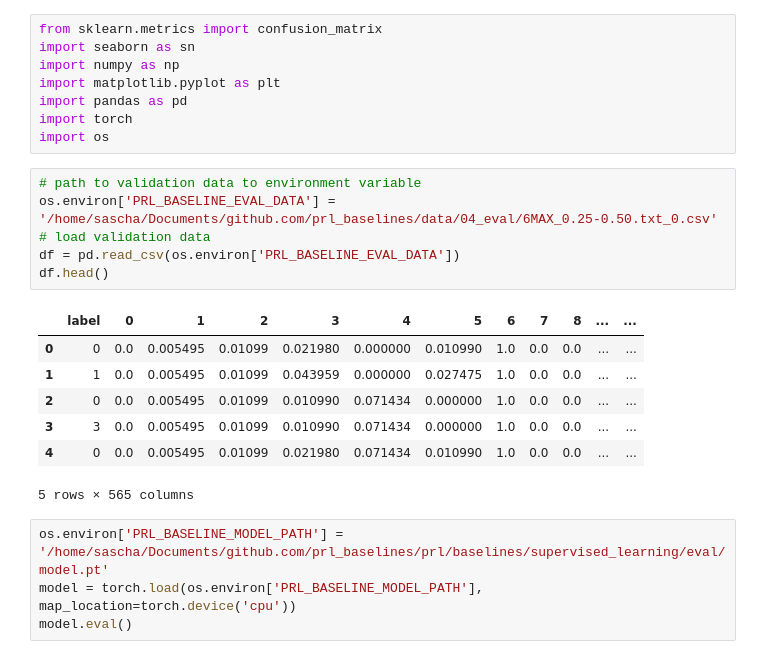
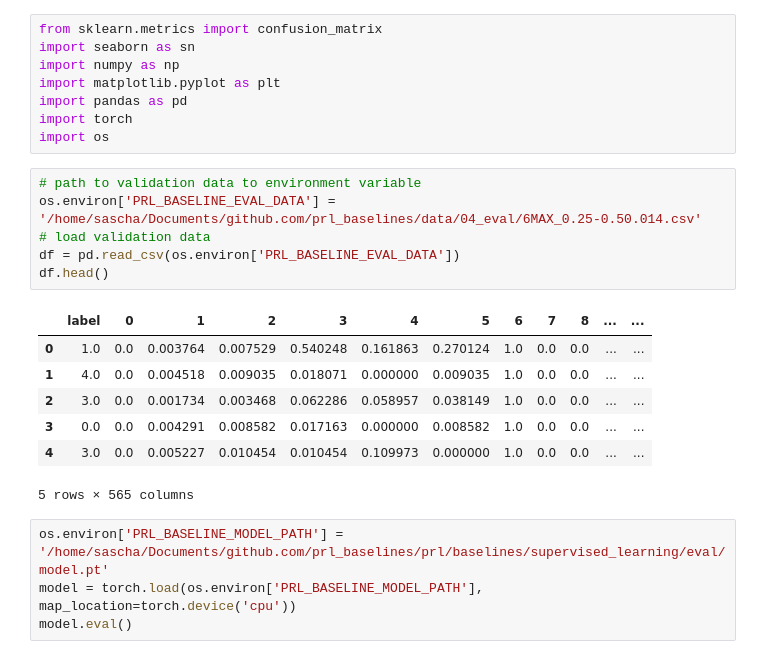
Before and after one commit to hellovertex/prl_baselines, a Jupyter notebook: prl/baselines/supervised_learning/eval/model_eval.ipynb, the cells around one changed output. Saved outputs shown, nothing was run; the diff lists cells and outputs as text.

```diff
--- a/prl/baselines/supervised_learning/eval/model_eval.ipynb
+++ b/prl/baselines/supervised_learning/eval/model_eval.ipynb
@@ -10,17 +10,17 @@ import torch
 import os
 # %%
 # path to validation data to environment variable
-os.environ['PRL_BASELINE_EVAL_DATA'] = '/home/sascha/Documents/github.com/prl_baselines/data/04_eval/6MAX_0.25-0.50.txt_0.csv'
+os.environ['PRL_BASELINE_EVAL_DATA'] = '/home/sascha/Documents/github.com/prl_baselines/data/04_eval/6MAX_0.25-0.50.014.csv'
 # load validation data
 df = pd.read_csv(os.environ['PRL_BASELINE_EVAL_DATA'])
 df.head()
 # %% [output]
 |  | label | 0 | 1 | 2 | 3 | 4 | 5 | 6 | 7 | 8 | ... | ... |
-| 0 | 0 | 0.0 | 0.005495 | 0.01099 | 0.021980 | 0.000000 | 0.010990 | 1.0 | 0.0 | 0.0 | ... | ... |
-| 1 | 1 | 0.0 | 0.005495 | 0.01099 | 0.043959 | 0.000000 | 0.027475 | 1.0 | 0.0 | 0.0 | ... | ... |
-| 2 | 0 | 0.0 | 0.005495 | 0.01099 | 0.010990 | 0.071434 | 0.000000 | 1.0 | 0.0 | 0.0 | ... | ... |
-| 3 | 3 | 0.0 | 0.005495 | 0.01099 | 0.010990 | 0.071434 | 0.000000 | 1.0 | 0.0 | 0.0 | ... | ... |
-| 4 | 0 | 0.0 | 0.005495 | 0.01099 | 0.021980 | 0.071434 | 0.010990 | 1.0 | 0.0 | 0.0 | ... | ... |
+| 0 | 1.0 | 0.0 | 0.003764 | 0.007529 | 0.540248 | 0.161863 | 0.270124 | 1.0 | 0.0 | 0.0 | ... | ... |
+| 1 | 4.0 | 0.0 | 0.004518 | 0.009035 | 0.018071 | 0.000000 | 0.009035 | 1.0 | 0.0 | 0.0 | ... | ... |
+| 2 | 3.0 | 0.0 | 0.001734 | 0.003468 | 0.062286 | 0.058957 | 0.038149 | 1.0 | 0.0 | 0.0 | ... | ... |
+| 3 | 0.0 | 0.0 | 0.004291 | 0.008582 | 0.017163 | 0.000000 | 0.008582 | 1.0 | 0.0 | 0.0 | ... | ... |
+| 4 | 3.0 | 0.0 | 0.005227 | 0.010454 | 0.010454 | 0.109973 | 0.000000 | 1.0 | 0.0 | 0.0 | ... | ... |
 5 rows × 565 columns
 # %%
 os.environ['PRL_BASELINE_MODEL_PATH'] = '/home/sascha/Documents/github.com/prl_baselines/prl/baselines/supervised_learning/eval/model.pt'
```
Also changed, not shown: parts of 5 cells of this notebook, 3 other files.
